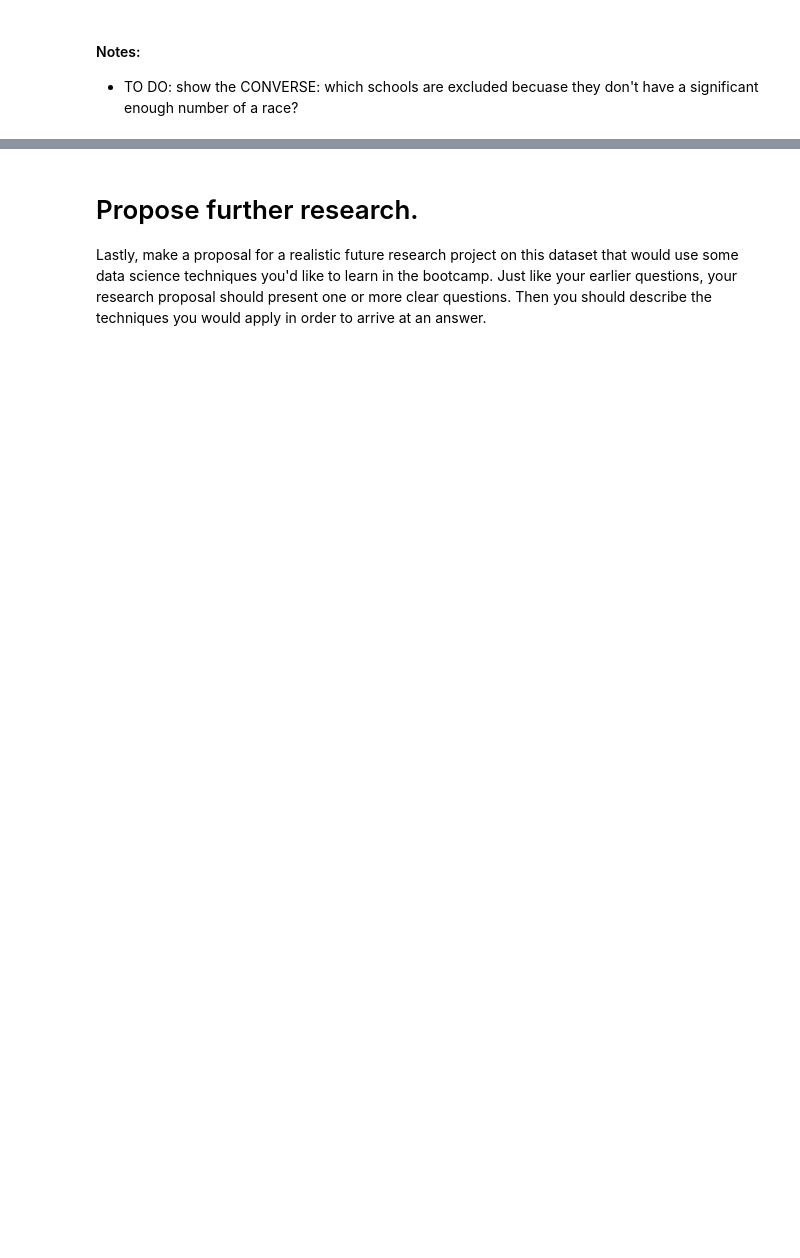
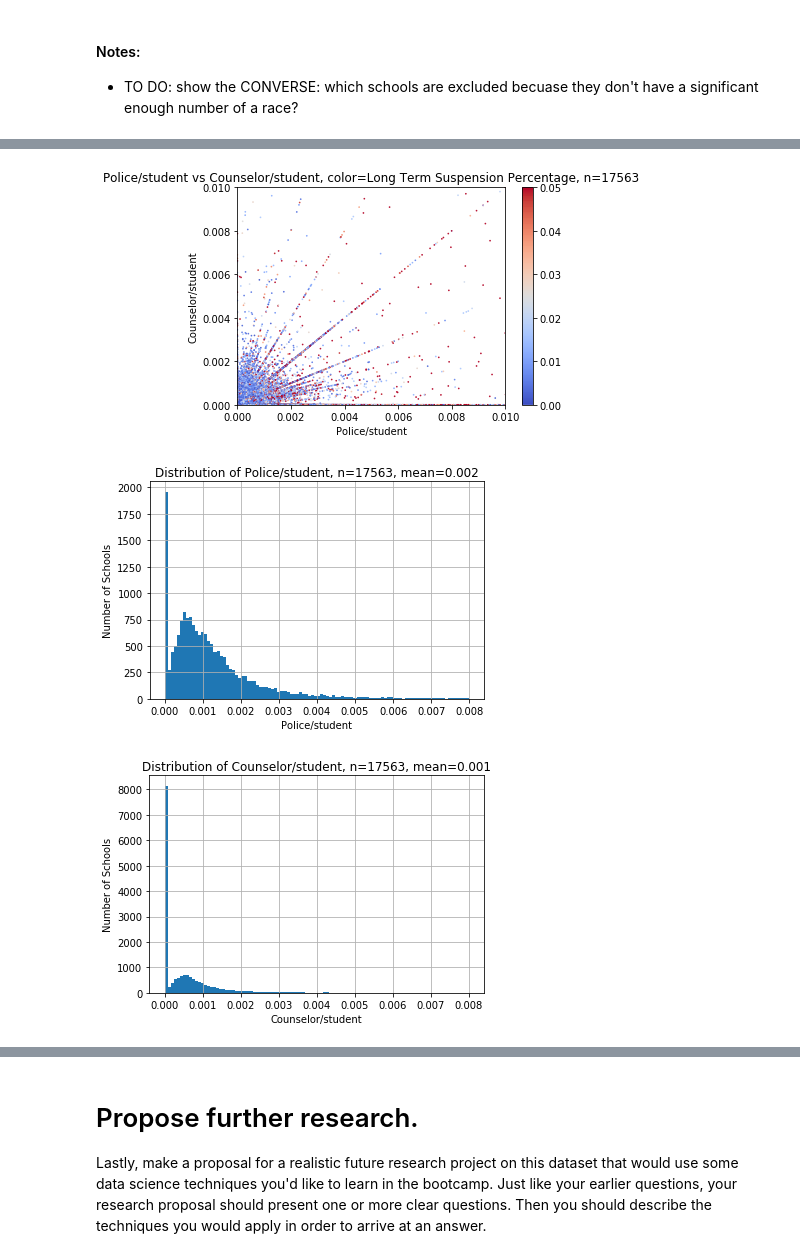
Before and after one commit to davidnmora/school-to-prison-pipeline, a Jupyter notebook: School to Prison Pipeline analysis and vis.ipynb, the cells around one changed output, grey strips where cells are left out. Saved outputs shown, nothing was run; the diff lists cells and outputs as text; code cells hidden in the pictures; blank space fills up the shorter version.

```diff
--- a/School to Prison Pipeline analysis and vis.ipynb
+++ b/School to Prison Pipeline analysis and vis.ipynb
@@ -361,10 +297,0 @@ Consider:
-# %%
-# SCH_FTESECURITY_LEO
-# SCH_FTESECURITY_GUA
-# SCH_FTESERVICES_NUR
-# SCH_FTESERVICES_PSY
-# SCH_FTESERVICES_SOC
-# SCH_JJTYPE
-# Filter out any negative numbers, which signal data errors
-staff_df = crdc_data[crdc_data[COUNSELOR_STAFF + SECURITY_STAFF + JUSTICE_FACILITY] >= 0]
-# Replace NaN with
@@ -370,0 +375,14 @@ staff_df = crdc_data[crdc_data[COUNSELOR_STAFF + SECURITY_STAFF + JUSTICE_FACILI
+# %%
+staff_to_students_df = plot_ratio_to_students_of(
+    x_name=POLICE,
+    y_name=COUNSELORS,
+    xlabel='Police/student',
+    ylabel='Counselor/student',
+    xlim=[0, 0.01],
+    ylim=[0, 0.01],
+    show_hist=True
+)
+# %% [output]
+[figure, added]
+[figure, added]
+[figure, added]
```
Also changed, not shown: parts of 41 cells of this notebook.
